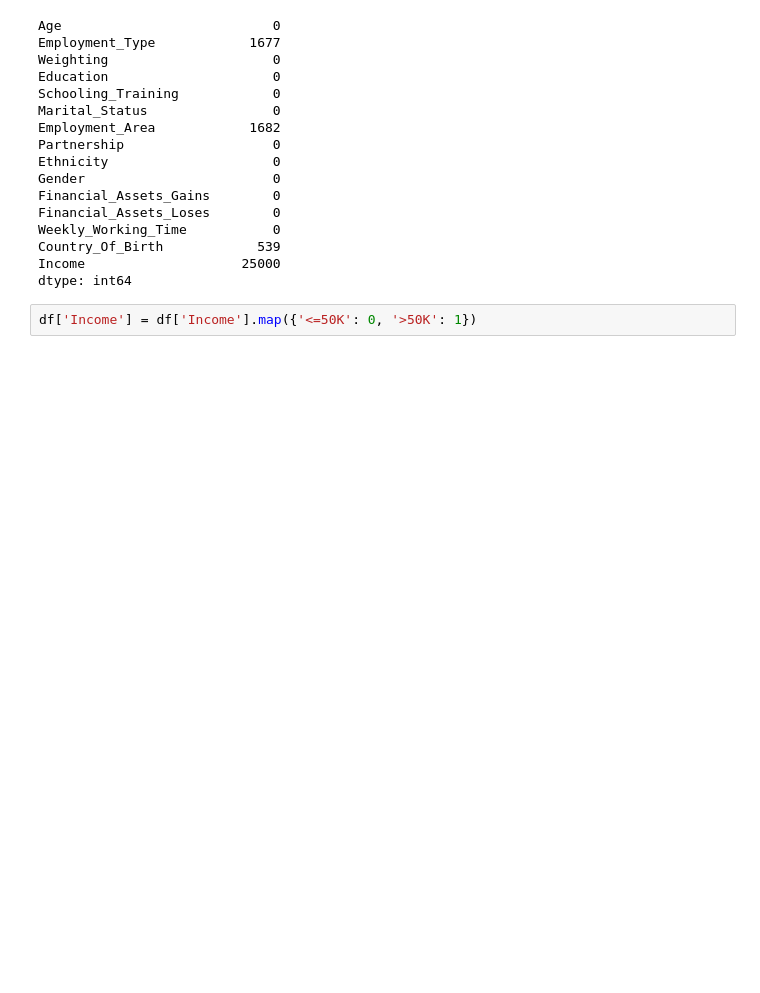
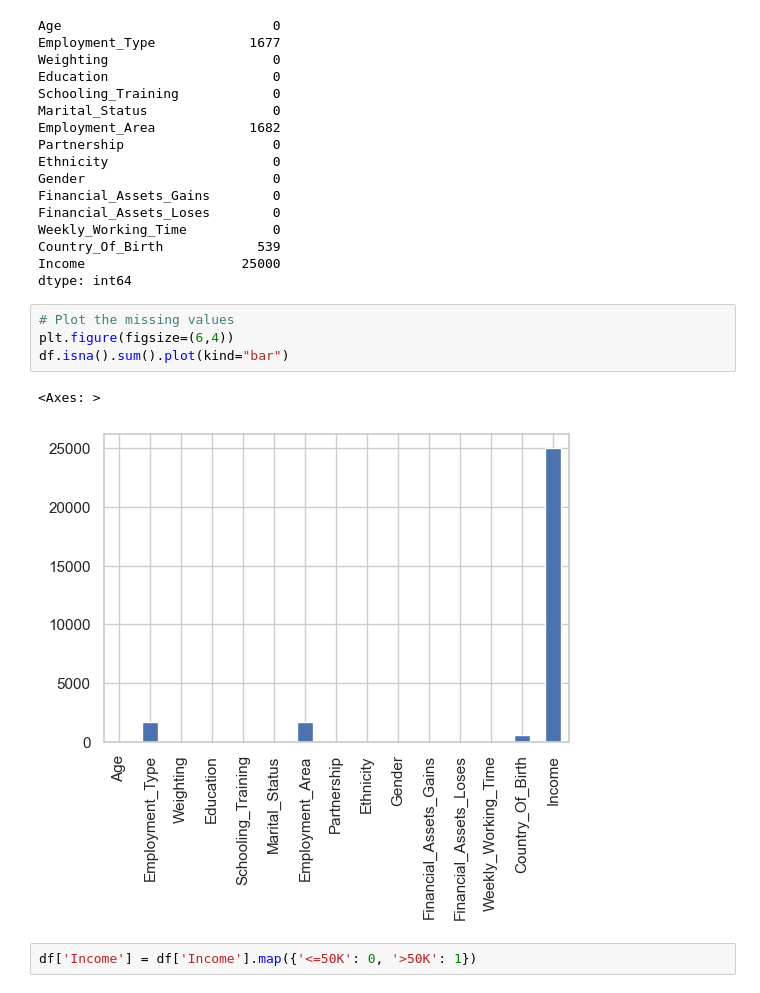
Before and after one commit to ishalijadhav/income-classifier-ml, a Jupyter notebook: bin/Income_Analysis.ipynb, the cells around one changed output. Cells and saved outputs as stored; diff of their text form; blank space fills up the shorter version.

```diff
--- a/bin/Income_Analysis.ipynb
+++ b/bin/Income_Analysis.ipynb
@@ -120,6 +135,13 @@ Weekly_Working_Time           0
 Country_Of_Birth            539
 Income                    25000
 dtype: int64
+# %%
+# Plot the missing values
+plt.figure(figsize=(6,4))
+df.isna().sum().plot(kind="bar")
+# %% [output]
+<Axes: >
+[figure, added]
 # %%
 df['Income'] = df['Income'].map({'<=50K': 0, '>50K': 1})
 # %%
```
Also changed, not shown: parts of 65 cells of this notebook, 3 other files.
